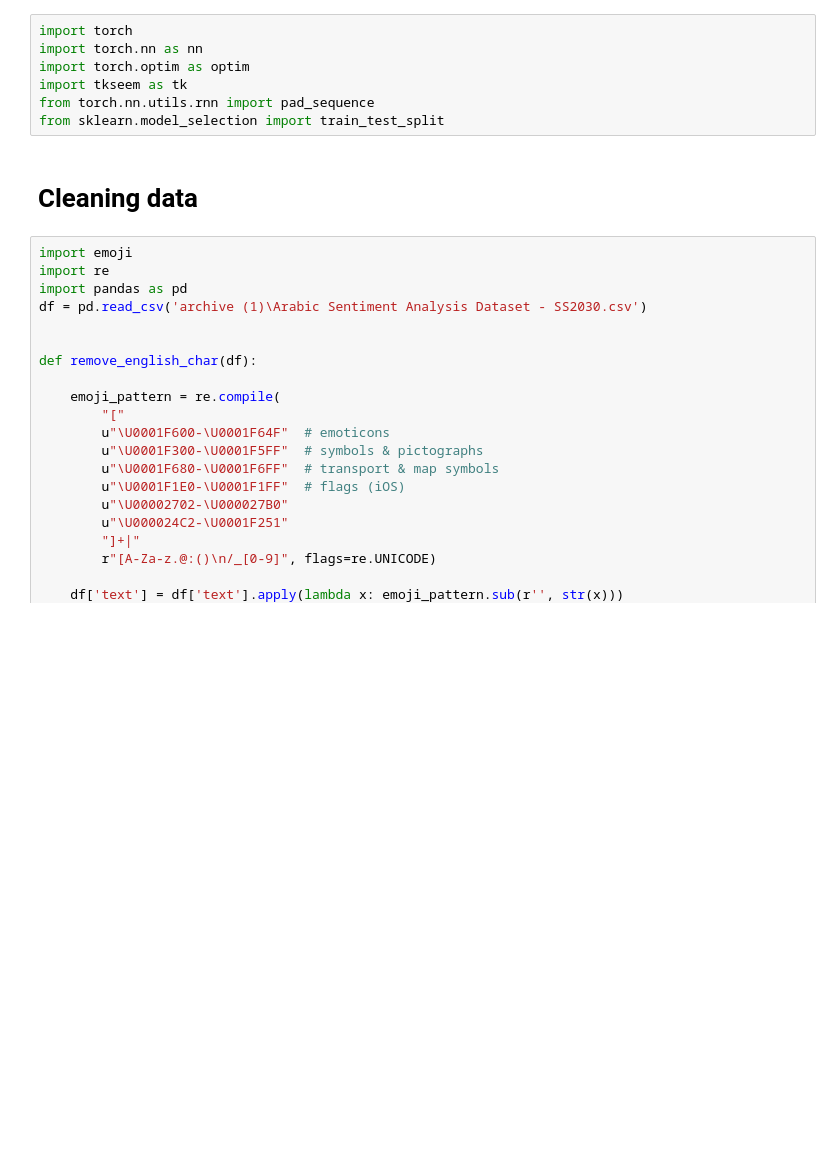
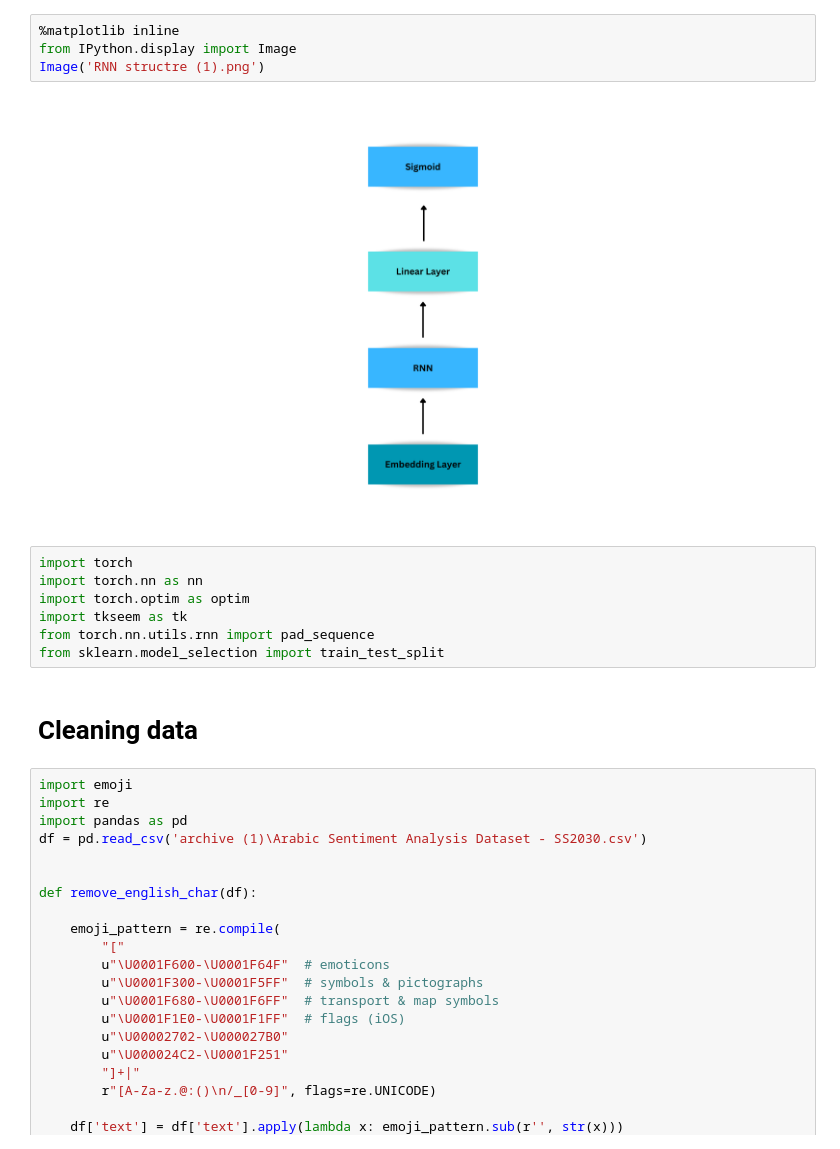
Before and after one commit to HamadALshabanah/RNN_NaiveBayes_sentiment_analysis, a Jupyter notebook: RNN_sentiment_analysis.ipynb, the cells around one changed output. Saved outputs shown, nothing was run; the diff lists cells and outputs as text; blank space fills up the shorter version.

Commit message:
Added The RNN Structre

```diff
--- a/RNN_sentiment_analysis.ipynb
+++ b/RNN_sentiment_analysis.ipynb
@@ -1,3 +1,9 @@
+# %%
+%matplotlib inline
+from IPython.display import Image
+Image('RNN structre (1).png')
+# %% [output]
+[figure, added]
 # %%
 import torch
 import torch.nn as nn
```
Also changed, not shown: parts of 3 cells of this notebook, 1 other file.
